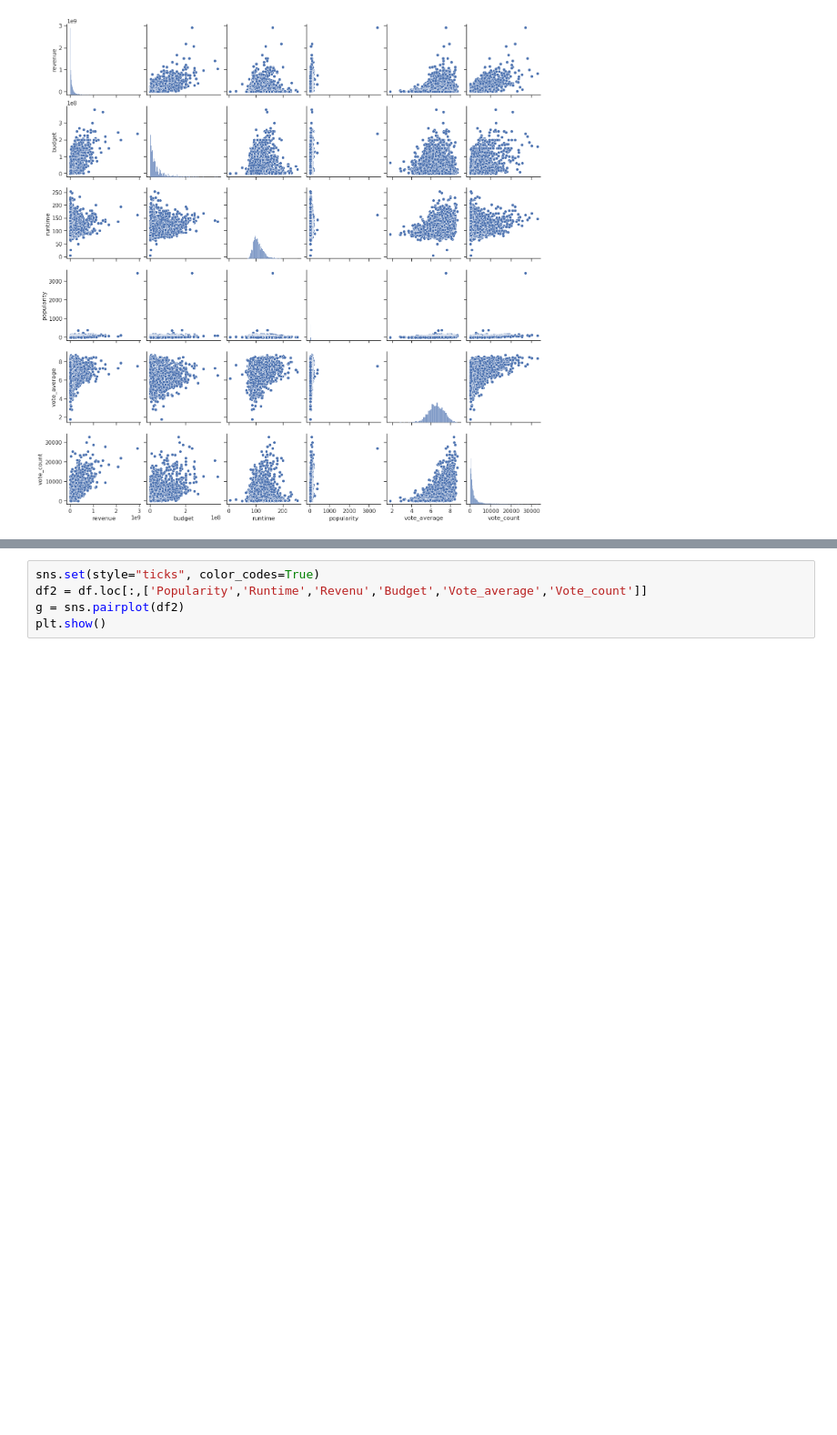
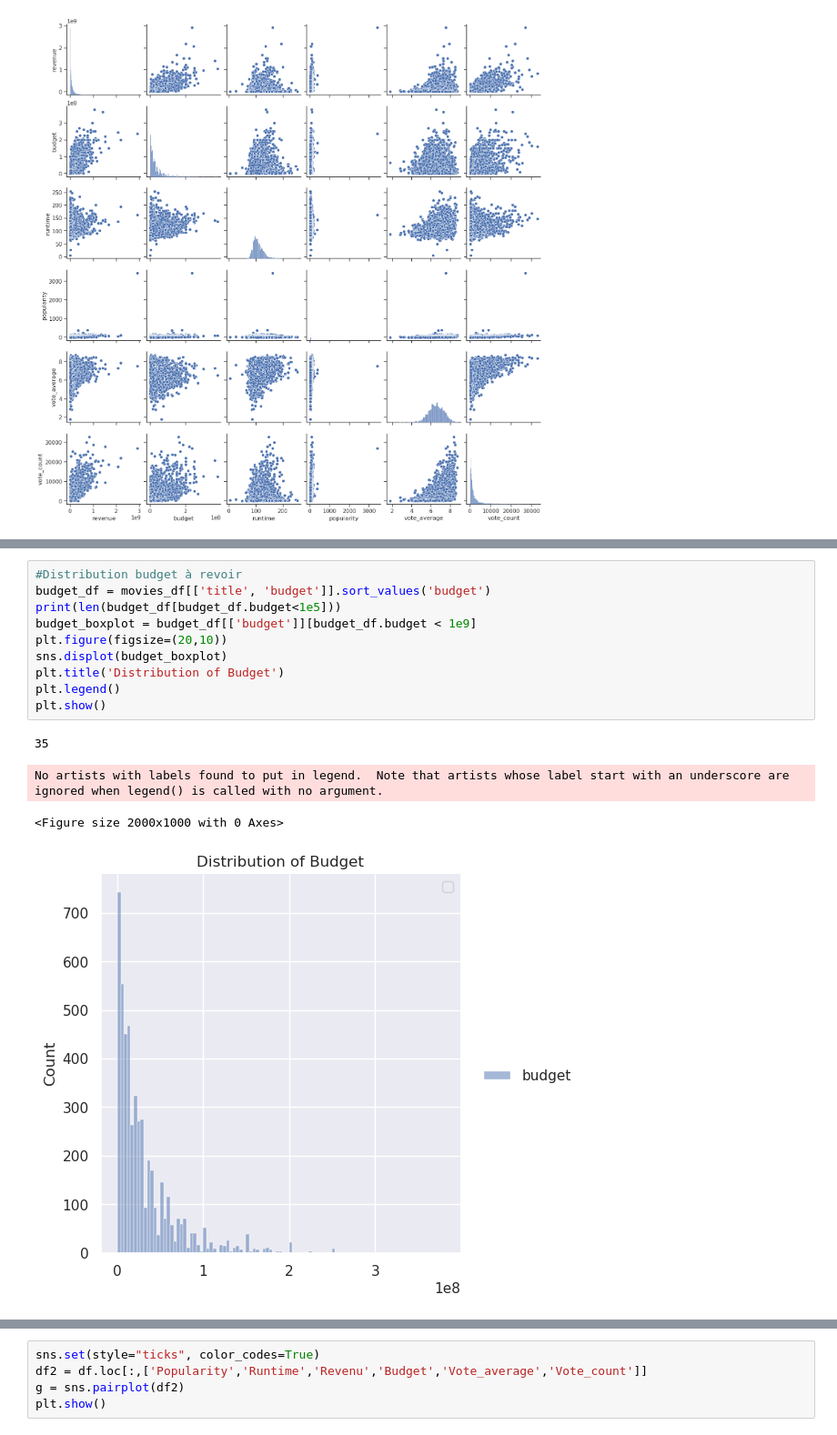
Before and after one commit to jomayans/Projet-Python, a Jupyter notebook: Notebook_analyses_descriptives.ipynb, the cells around one changed output, grey strips where cells are left out. Shown at 91% size. Cells and saved outputs as stored; diff of their text form; blank space fills up the shorter version.

```diff
--- a/Notebook_analyses_descriptives.ipynb
+++ b/Notebook_analyses_descriptives.ipynb
@@ -58,0 +80,15 @@ plt.title("Matrice de corrélation entre les différentes caractéristiques des
+# %%
+#Distribution budget à revoir
+budget_df = movies_df[['title', 'budget']].sort_values('budget')
+print(len(budget_df[budget_df.budget<1e5]))
+budget_boxplot = budget_df[['budget']][budget_df.budget < 1e9]
+plt.figure(figsize=(20,10))
+sns.displot(budget_boxplot)
+plt.title('Distribution of Budget')
+plt.legend()
+plt.show()
+# %% [output]
+35
+No artists with labels found to put in legend.  Note that artists whose label start with an underscore are ignored when legend() is called with no argument.
+<Figure size 2000x1000 with 0 Axes>
+[figure, added]
```
Also changed, not shown: parts of 11 cells of this notebook.
